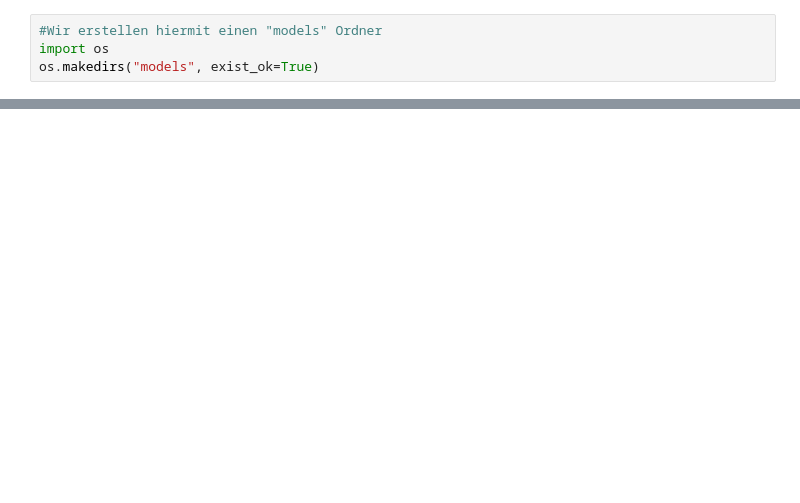
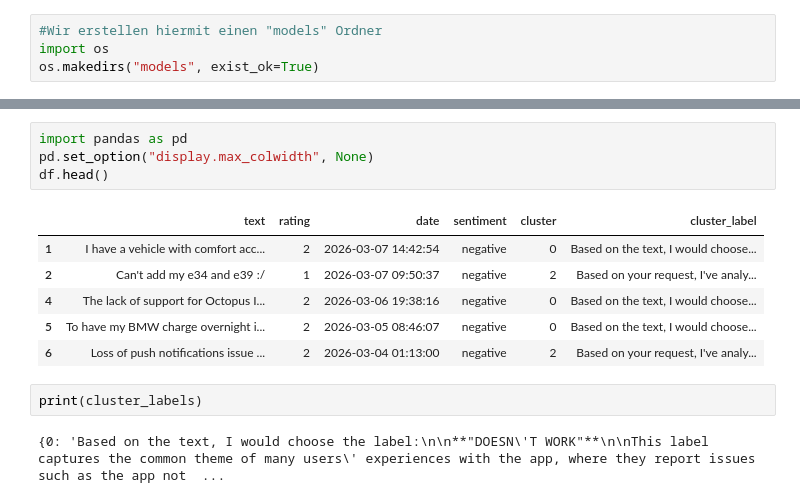
Before and after one commit to Ayhan91691/Capstone_Martin_Ayhan, a Jupyter notebook: notebooks/05_issue_detection.ipynb, the cells around one changed output, grey strips where cells are left out. Drawn from its saved outputs; the diff is of its cells as text; blank space fills up the shorter version.

```diff
--- a/notebooks/05_issue_detection.ipynb
+++ b/notebooks/05_issue_detection.ipynb
@@ -436,0 +451,15 @@ Models saved successfully
+# %%
+import pandas as pd
+pd.set_option("display.max_colwidth", None)
+df.head()
+# %% [output]
+|  | text | rating | date | sentiment | cluster | cluster_label |
+| 1 | I have a vehicle with comfort acc... | 2 | 2026-03-07 14:42:54 | negative | 0 | Based on the text, I would choose... |
+| 2 | Can't add my e34 and e39 :/ | 1 | 2026-03-07 09:50:37 | negative | 2 | Based on your request, I've analy... |
+| 4 | The lack of support for Octopus I... | 2 | 2026-03-06 19:38:16 | negative | 0 | Based on the text, I would choose... |
+| 5 | To have my BMW charge overnight i... | 2 | 2026-03-05 08:46:07 | negative | 0 | Based on the text, I would choose... |
+| 6 | Loss of push notifications issue ... | 2 | 2026-03-04 01:13:00 | negative | 2 | Based on your request, I've analy... |
+# %%
+print(cluster_labels)
+# %% [output]
+{0: 'Based on the text, I would choose the label:\n\n**"DOESN\'T WORK"**\n\nThis label captures the common theme of many users\' experiences with the app, where they report issues such as the app not  ...
```
Also changed, not shown: parts of 51 cells of this notebook, 14 other files.
